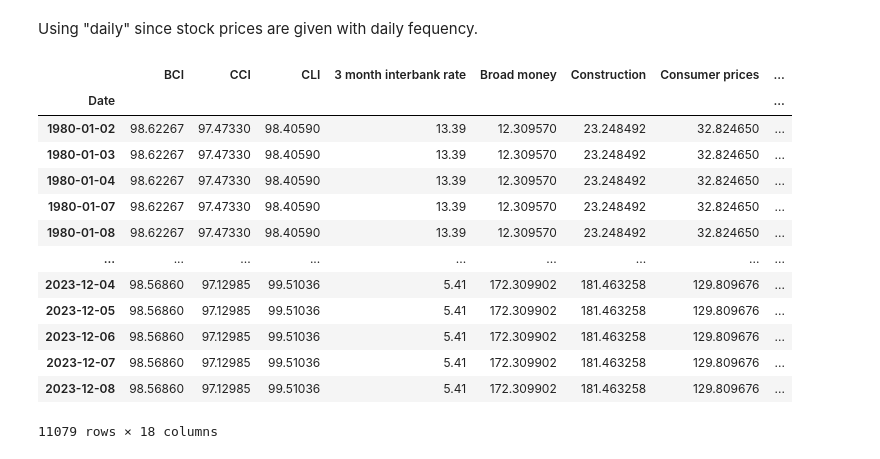
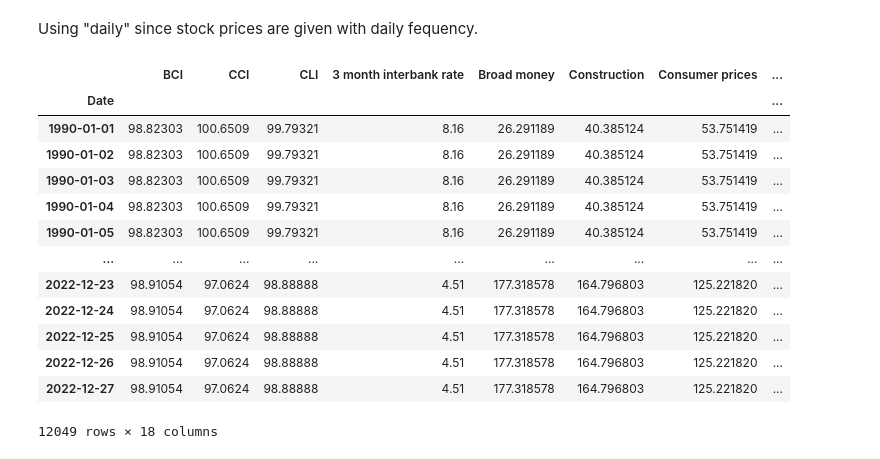
Before and after one commit to Nishan-Brar/stocks-nn, a Jupyter notebook: 1 - Data creation.ipynb, the cells around one changed output. Cells and saved outputs as stored; diff of their text form; code cells hidden in the pictures.

```diff
--- a/1 - Data creation.ipynb
+++ b/1 - Data creation.ipynb
@@ -108,3 +109,6 @@ last_date = stocks_df.index[-1]
+# %%
+first_date = datetime.strptime("1990-01-02", "%Y-%m-%d")
+last_date = datetime.strptime("2022-12-27", "%Y-%m-%d")
 # %%
 leading_indicators = pd.read_csv(f"https://stats.oecd.org/SDMX-JSON/data/MEI_CLI/LOLITOAA+BSCICP03+CSCICP03.USA.M/all?startTime={first_date.year}-0{first_date.month}&endTime={last_date.year}-{last_date.month}&dimensionAtObservation=allDimensions&contentType=csv")
 
@@ -211,32 +215,30 @@ Using "daily" since stock prices are given with daily fequency.
 # %%
 features_monthly = pd.concat([leading_indicators,
                               more_indicators], axis = "columns")
 
-features_monthly.loc[stocks_df.index[-1],:] = [np.nan] * len(features_monthly.columns) # This is to ensure that every day in the stocks_df has a corresponding column
+features_monthly.loc[last_date,:] = [np.nan] * len(features_monthly.columns) # This is to ensure that every day in the stocks_df has a corresponding column
 features_daily = features_monthly.resample("D").nearest()
-# features_daily = pd.concat([features_daily, yield_curve], axis = "columns") ######################## why is this hash-tagged-out?? is it only if I use yield curve?? try with hashed-out first
 
-# Filter so that the index of this df matches up with the index of `stocks_df` so you can convert into numpy array
-features_daily = features_daily.loc[stocks_df.index,:]
-
+# Not sure exactly what this indicator was so I removed it.
 features_daily = features_daily.drop(columns = ["Leading indicator"])
 
 features_daily = features_daily.fillna(method="ffill")
+features_daily.index.name = "Date"
 features_daily.to_csv("data/features.csv")
 
 features_daily
 # %% [output]
 |  | BCI | CCI | CLI | 3 month interbank rate | Broad money | Construction | Consumer prices | ... |
 | Date |  |  |  |  |  |  |  | ... |
-| 1980-01-02 | 98.62267 | 97.47330 | 98.40590 | 13.39 | 12.309570 | 23.248492 | 32.824650 | ... |
-| 1980-01-03 | 98.62267 | 97.47330 | 98.40590 | 13.39 | 12.309570 | 23.248492 | 32.824650 | ... |
-| 1980-01-04 | 98.62267 | 97.47330 | 98.40590 | 13.39 | 12.309570 | 23.248492 | 32.824650 | ... |
-| 1980-01-07 | 98.62267 | 97.47330 | 98.40590 | 13.39 | 12.309570 | 23.248492 | 32.824650 | ... |
-| 1980-01-08 | 98.62267 | 97.47330 | 98.40590 | 13.39 | 12.309570 | 23.248492 | 32.824650 | ... |
+| 1990-01-01 | 98.82303 | 100.6509 | 99.79321 | 8.16 | 26.291189 | 40.385124 | 53.751419 | ... |
+| 1990-01-02 | 98.82303 | 100.6509 | 99.79321 | 8.16 | 26.291189 | 40.385124 | 53.751419 | ... |
+| 1990-01-03 | 98.82303 | 100.6509 | 99.79321 | 8.16 | 26.291189 | 40.385124 | 53.751419 | ... |
+| 1990-01-04 | 98.82303 | 100.6509 | 99.79321 | 8.16 | 26.291189 | 40.385124 | 53.751419 | ... |
+| 1990-01-05 | 98.82303 | 100.6509 | 99.79321 | 8.16 | 26.291189 | 40.385124 | 53.751419 | ... |
 | ... | ... | ... | ... | ... | ... | ... | ... | ... |
-| 2023-12-04 | 98.56860 | 97.12985 | 99.51036 | 5.41 | 172.309902 | 181.463258 | 129.809676 | ... |
-| 2023-12-05 | 98.56860 | 97.12985 | 99.51036 | 5.41 | 172.309902 | 181.463258 | 129.809676 | ... |
-| 2023-12-06 | 98.56860 | 97.12985 | 99.51036 | 5.41 | 172.309902 | 181.463258 | 129.809676 | ... |
-| 2023-12-07 | 98.56860 | 97.12985 | 99.51036 | 5.41 | 172.309902 | 181.463258 | 129.809676 | ... |
-| 2023-12-08 | 98.56860 | 97.12985 | 99.51036 | 5.41 | 172.309902 | 181.463258 | 129.809676 | ... |
+| 2022-12-23 | 98.91054 | 97.0624 | 98.88888 | 4.51 | 177.318578 | 164.796803 | 125.221820 | ... |
+| 2022-12-24 | 98.91054 | 97.0624 | 98.88888 | 4.51 | 177.318578 | 164.796803 | 125.221820 | ... |
+| 2022-12-25 | 98.91054 | 97.0624 | 98.88888 | 4.51 | 177.318578 | 164.796803 | 125.221820 | ... |
+| 2022-12-26 | 98.91054 | 97.0624 | 98.88888 | 4.51 | 177.318578 | 164.796803 | 125.221820 | ... |
+| 2022-12-27 | 98.91054 | 97.0624 | 98.88888 | 4.51 | 177.318578 | 164.796803 | 125.221820 | ... |
-11079 rows × 18 columns
+12049 rows × 18 columns
```
Also changed, not shown: parts of 4 cells of this notebook, 8 other files.
